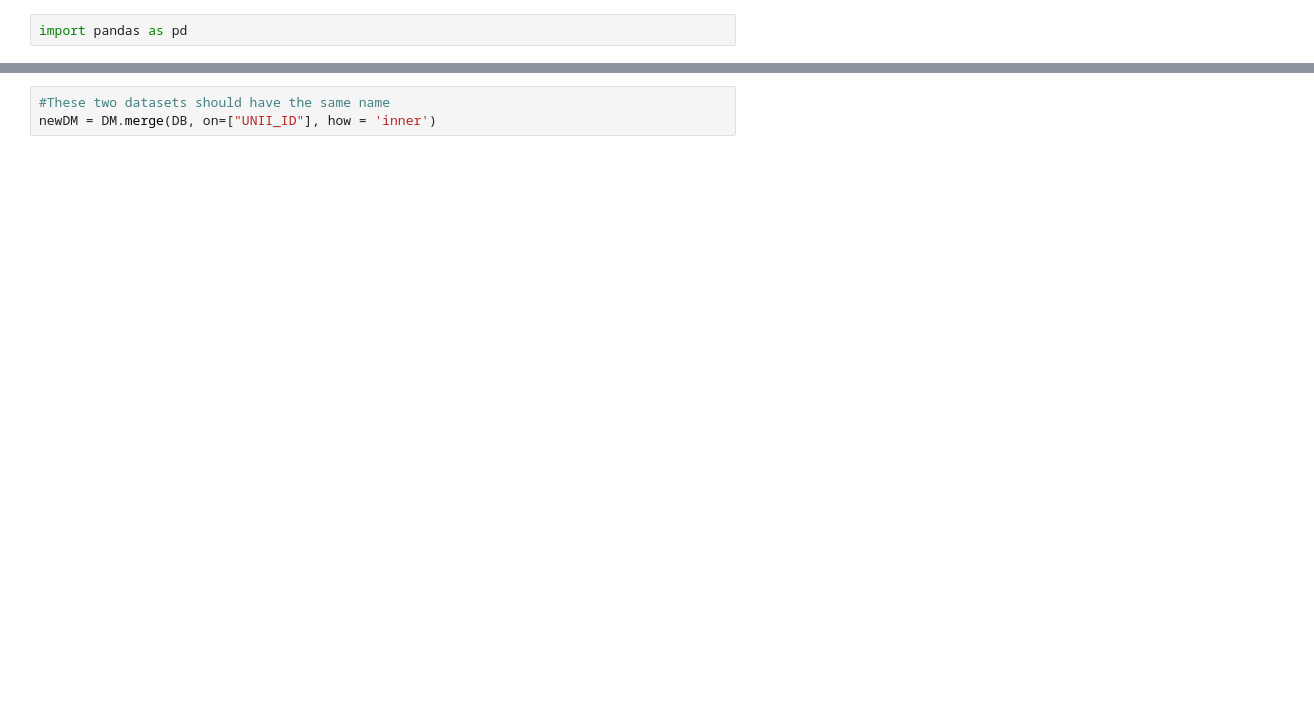
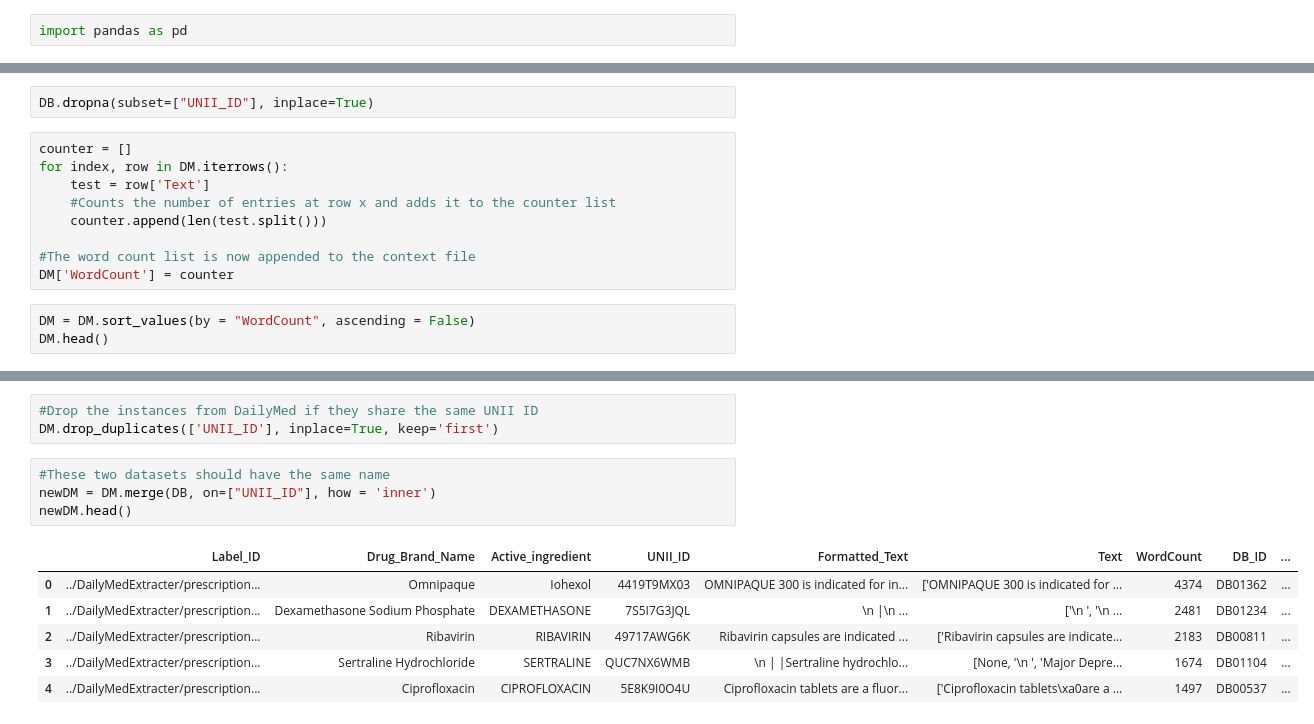
Before and after one commit to MaastrichtU-IDS/OptimAL, a Jupyter notebook: notebooks/DBIDmerge.ipynb, the cells around one changed output, grey strips where cells are left out. Saved outputs shown, nothing was run; the diff lists cells and outputs as text; blank space fills up the shorter version.

```diff
--- a/notebooks/DBIDmerge.ipynb
+++ b/notebooks/DBIDmerge.ipynb
@@ -31,0 +43,14 @@ DB.rename(columns={'DrugBank ID':'DB_ID', 'UNII':'UNII_ID'},inplace=True)
+# %%
+DB.dropna(subset=["UNII_ID"], inplace=True)
+# %%
+counter = []
+for index, row in DM.iterrows():
+    test = row['Text']
+    #Counts the number of entries at row x and adds it to the counter list
+    counter.append(len(test.split()))
+
+#The word count list is now appended to the context file
+DM['WordCount'] = counter
+# %%
+DM = DM.sort_values(by = "WordCount", ascending = False)
+DM.head()
@@ -32,6 +64,17 @@ DB.rename(columns={'DrugBank ID':'DB_ID', 'UNII':'UNII_ID'},inplace=True)
+# %%
+#Drop the instances from DailyMed if they share the same UNII ID
+DM.drop_duplicates(['UNII_ID'], inplace=True, keep='first')
 # %%
 #These two datasets should have the same name
 newDM = DM.merge(DB, on=["UNII_ID"], how = 'inner')
+newDM.head()
+# %% [output]
+|  | Label_ID | Drug_Brand_Name | Active_ingredient | UNII_ID | Formatted_Text | Text | WordCount | DB_ID | ... |
+| 0 | ../DailyMedExtracter/prescription... | Omnipaque | Iohexol | 4419T9MX03 | OMNIPAQUE 300 is indicated for in... | ['OMNIPAQUE 300 is indicated for ... | 4374 | DB01362 | ... |
+| 1 | ../DailyMedExtracter/prescription... | Dexamethasone Sodium Phosphate | DEXAMETHASONE | 7S5I7G3JQL | \n |\n ... | ['\n ', '\n ... | 2481 | DB01234 | ... |
+| 2 | ../DailyMedExtracter/prescription... | Ribavirin | RIBAVIRIN | 49717AWG6K | Ribavirin capsules are indicated ... | ['Ribavirin capsules are indicate... | 2183 | DB00811 | ... |
+| 3 | ../DailyMedExtracter/prescription... | Sertraline Hydrochloride | SERTRALINE | QUC7NX6WMB | \n | |Sertraline hydrochlo... | [None, '\n ', 'Major Depre... | 1674 | DB01104 | ... |
+| 4 | ../DailyMedExtracter/prescription... | Ciprofloxacin | CIPROFLOXACIN | 5E8K9I0O4U | Ciprofloxacin tablets are a fluor... | ['Ciprofloxacin tablets\xa0are a ... | 1497 | DB00537 | ... |
 # %%
 print ("The number of drug labels are reduced from ",len(DM)," to", len(newDM))
 # %% [output]
```
Also changed, not shown: parts of 13 cells of this notebook, 14 other files.
